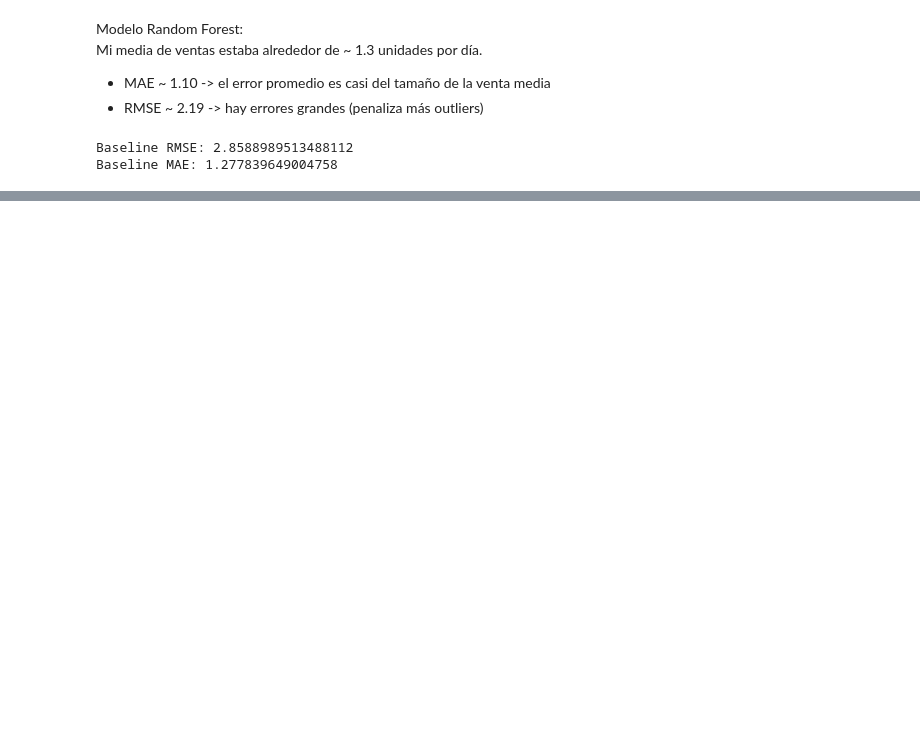
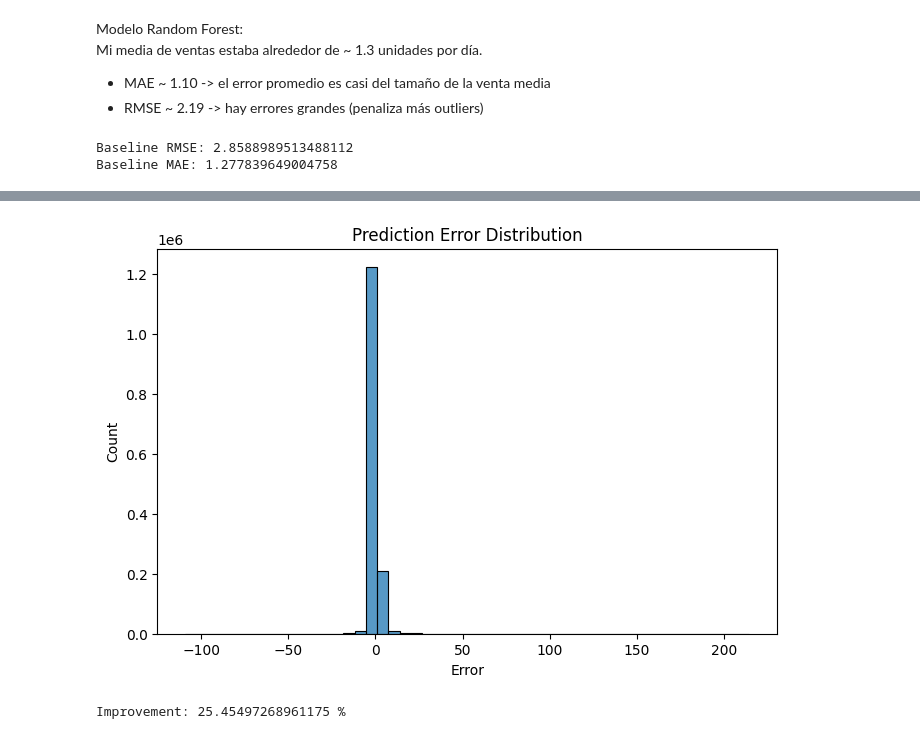
Before and after one commit to MonicaFernandezM/M5_forecasting, a Jupyter notebook: notebook/02_feature_engineering.ipynb, the cells around one changed output, grey strips where cells are left out. Cells and saved outputs as stored; diff of their text form; code cells hidden in the pictures; blank space fills up the shorter version.

```diff
--- a/notebook/02_feature_engineering.ipynb
+++ b/notebook/02_feature_engineering.ipynb
@@ -167,0 +408,18 @@ plt.show()
+# %%
+#grafico de errores
+results["error"] = results["actual"] - results["predicted"]
+
+plt.figure(figsize=(8,5))
+
+sns.histplot(results["error"], bins=50)
+
+plt.title("Prediction Error Distribution")
+plt.xlabel("Error")
+plt.show()
+# %% [output]
+[figure, added]
+# %%
+improvement_rmse = (rmse_baseline - rmse_rf) / rmse_baseline
+print("Improvement:", improvement_rmse * 100, "%")
+# %% [output]
+Improvement: 25.45497268961175 %
```
Also changed, not shown: parts of 48 cells of this notebook, 4 other files.
